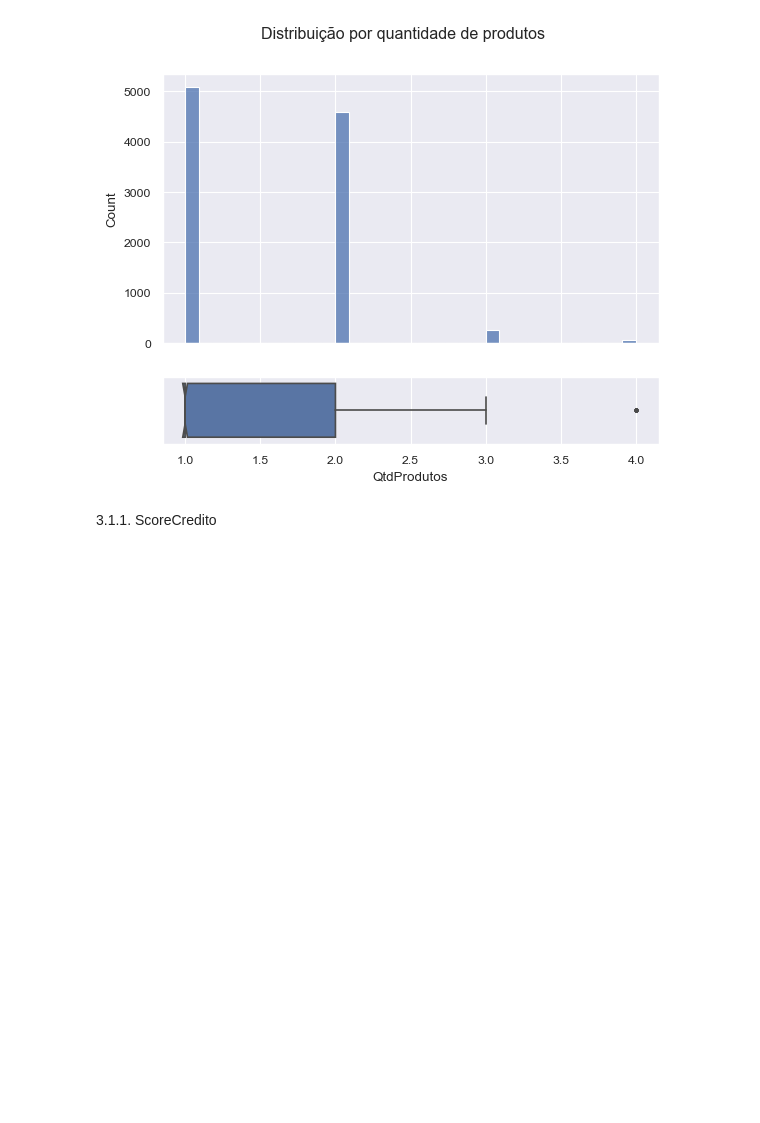
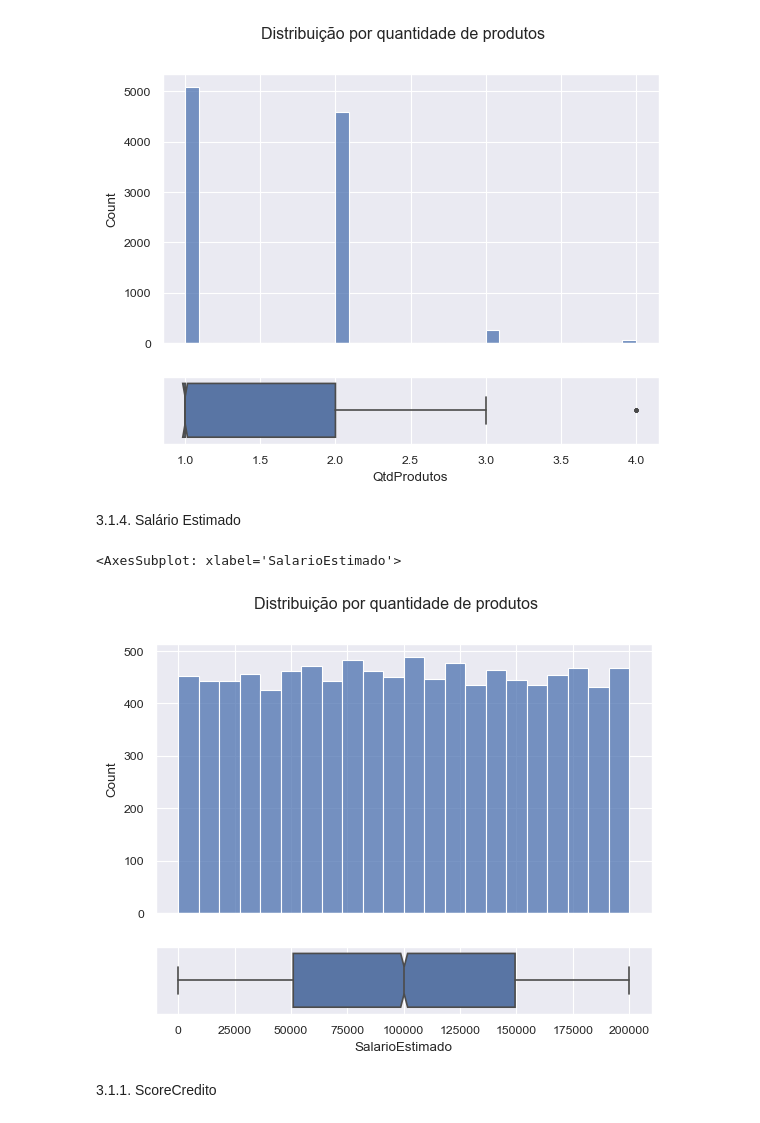
Before and after one commit to willyferreira/bank_churn, a Jupyter notebook: churn.ipynb, the cells around one changed output. Drawn from its saved outputs; the diff is of its cells as text; code cells hidden in the pictures; blank space fills up the shorter version.

```diff
--- a/churn.ipynb
+++ b/churn.ipynb
@@ -207,6 +207,20 @@ sns.boxplot(x = df.QtdProdutos, fliersize = 2, notch = True, ax = axs[1])
 # %% [output]
 <AxesSubplot: xlabel='QtdProdutos'>
 [figure]
+# %% [markdown]
+3.1.4. Salário Estimado
+# %%
+#Criação dos subplots
+fig, axs = plt.subplots(ncols = 1, nrows = 2, sharex=True, height_ratios=[0.8, 0.2])
+#Título da imagem
+plt.suptitle('Distribuição por quantidade de produtos')
+#Gráfico 1 - Histograma
+sns.histplot(x = df.SalarioEstimado, kde = False, ax = axs[0], stat = 'count', cumulative = False)
+#Gráfico 2 - Boxplot
+sns.boxplot(x = df.SalarioEstimado, fliersize = 2, notch = True, ax = axs[1])
+# %% [output]
+<AxesSubplot: xlabel='SalarioEstimado'>
+[figure, added]
 # %%
 #Definição do estilo dos gráficos
 #plt.style.use('seaborn-v0_8')
```
Also changed, not shown: parts of 4 cells of this notebook, 1 other file.
